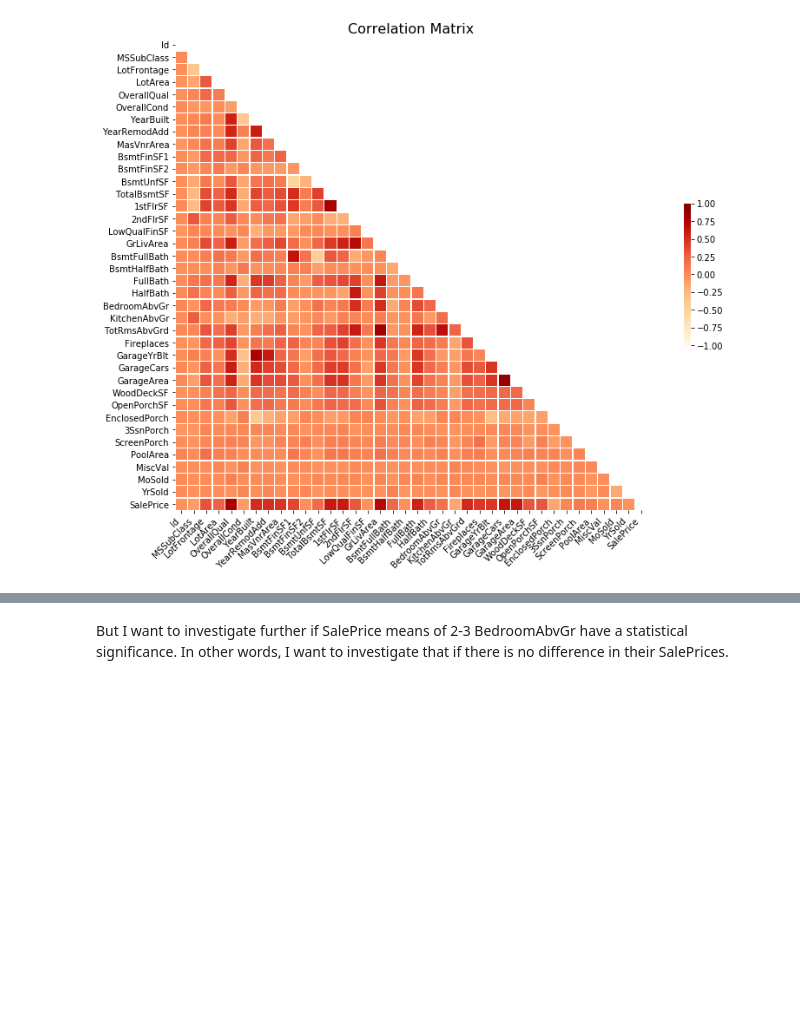
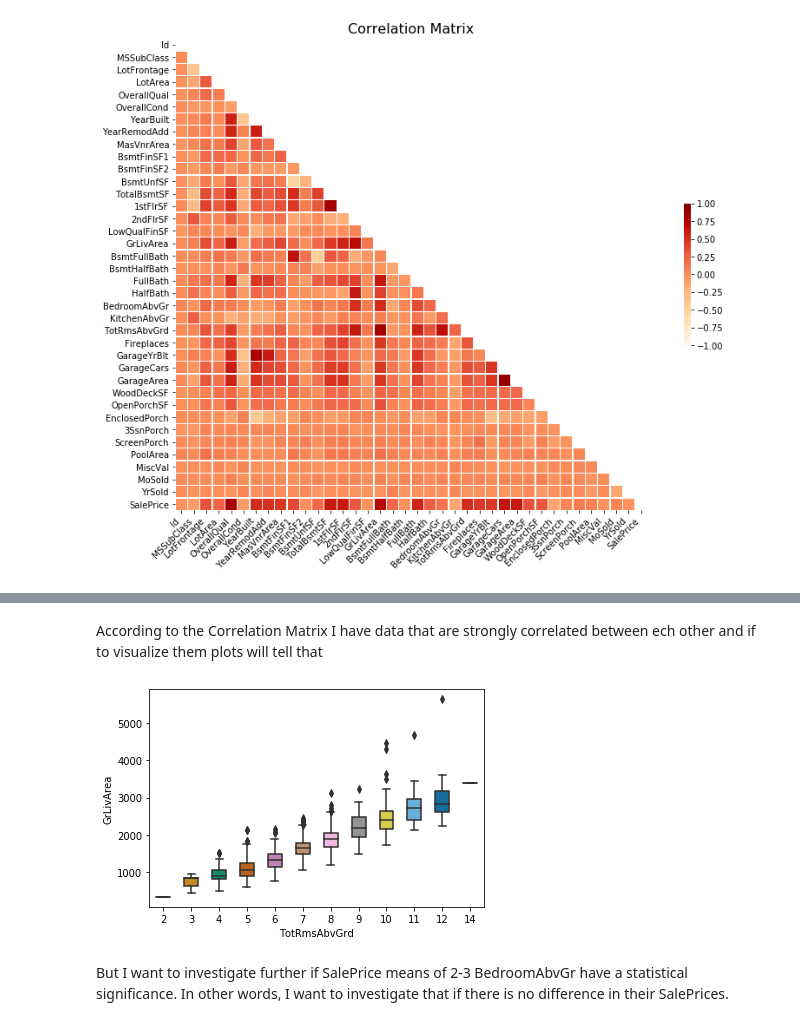
Before and after one commit to NewtoIBM/data_student, a Jupyter notebook: Egor_CapsProj_DatastoryPart.ipynb, the cells around one changed output, grey strips where cells are left out. Saved outputs shown, nothing was run; the diff lists cells and outputs as text; code cells hidden in the pictures; blank space fills up the shorter version.

```diff
--- a/Egor_CapsProj_DatastoryPart.ipynb
+++ b/Egor_CapsProj_DatastoryPart.ipynb
@@ -197,2 +210,11 @@ Interestingly, SalePrice is not strongly related to Porch, PoolArea,YrSold or Mo
+# %% [markdown]
+According to the Correlation Matrix I have data that are strongly  correlated between ech other and if to visualize them plots will tell that
+# %%
+plot = sns.boxplot(y='GrLivArea', x='TotRmsAbvGrd',
+                 data=traindf,
+                 width=0.5,
+                 palette="colorblind")
+# %% [output]
+[figure, added]
 # %% [markdown]
 But I want to investigate further if SalePrice means of 2-3 BedroomAbvGr have  a statistical significance. In other words, I want to investigate that if there is no difference in their SalePrices.
```
Also changed, not shown: parts of 41 cells of this notebook.
